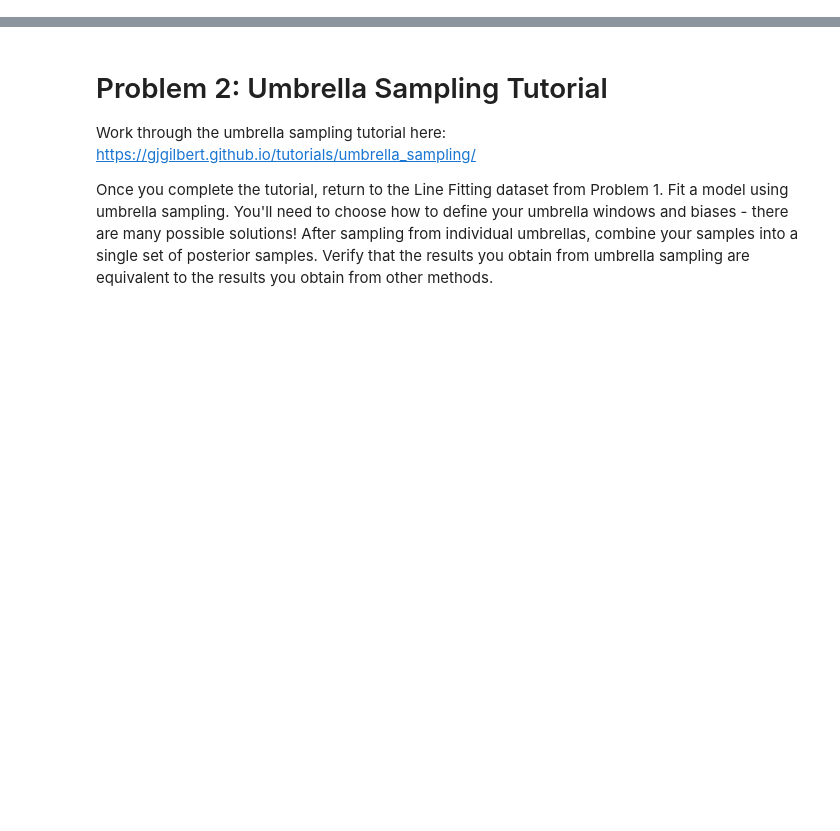
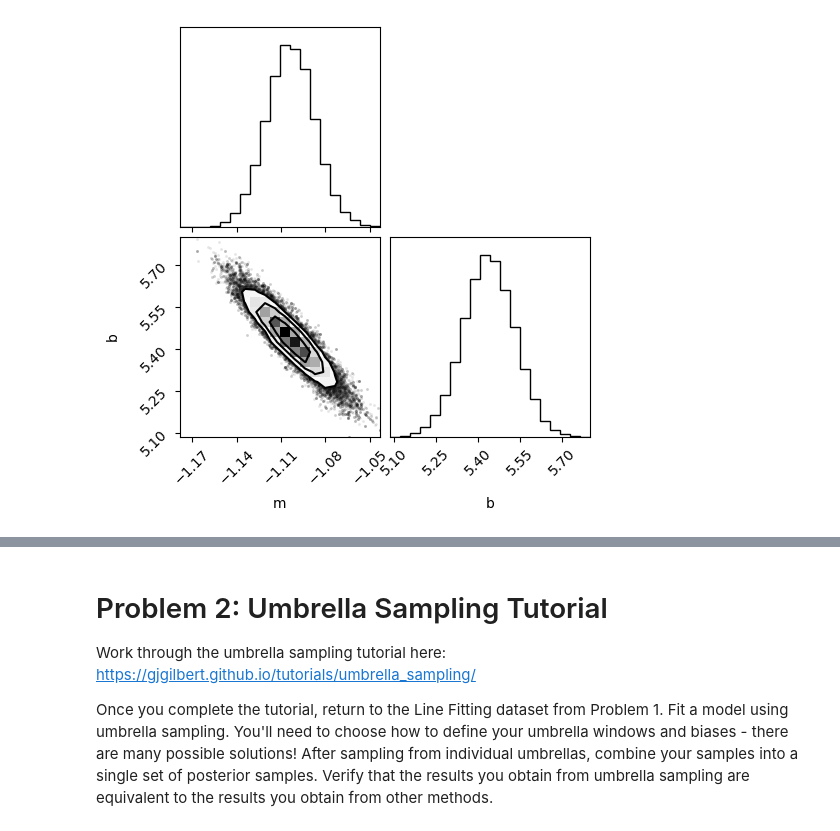
Before and after one commit to Desduh/Session-23, a Jupyter notebook: Day5/Day5_Posteriors.ipynb, the cells around one changed output, grey strips where cells are left out. Drawn from its saved outputs; the diff is of its cells as text; code cells hidden in the pictures; blank space fills up the shorter version.

```diff
--- a/Day5/Day5_Posteriors.ipynb
+++ b/Day5/Day5_Posteriors.ipynb
@@ -16,0 +34,37 @@ import
+# %%
+import emcee
+
+def log_likelihood(theta, x, y, yerr):
+    m, b = theta
+    model_y = m * x + b
+    return -0.5 * np.sum(((y - model_y) / yerr) ** 2)
+
+def log_prior(theta):
+    m, b = theta
+    if -10 < m < 10 and -10 < b < 10:
+        return 0.0
+    return -np.inf
+
+def log_posterior(theta, x, y, yerr):
+    lp = log_prior(theta)
+    if not np.isfinite(lp):
+        return -np.inf
+    return lp + log_likelihood(theta, x, y, yerr)
+
+ndim = 2
+nwalkers = 32
+np.random.seed(42)
+initial = np.random.uniform(-5, 5, size=(nwalkers, ndim))
+
+sampler = emcee.EnsembleSampler(
+    nwalkers, ndim, log_posterior, args=(x_obs, y_obs, y_obs_unc)
+)
+sampler.run_mcmc(initial, 2000, progress=True)
+
+samples_uniform = sampler.get_chain(discard=500, flat=True)
+# %%
+import corner
+fig = corner.corner(samples_uniform, labels=["m", "b"])
+plt.show()
+# %% [output]
+[figure, added]
```
Also changed, not shown: parts of 8 cells of this notebook.
